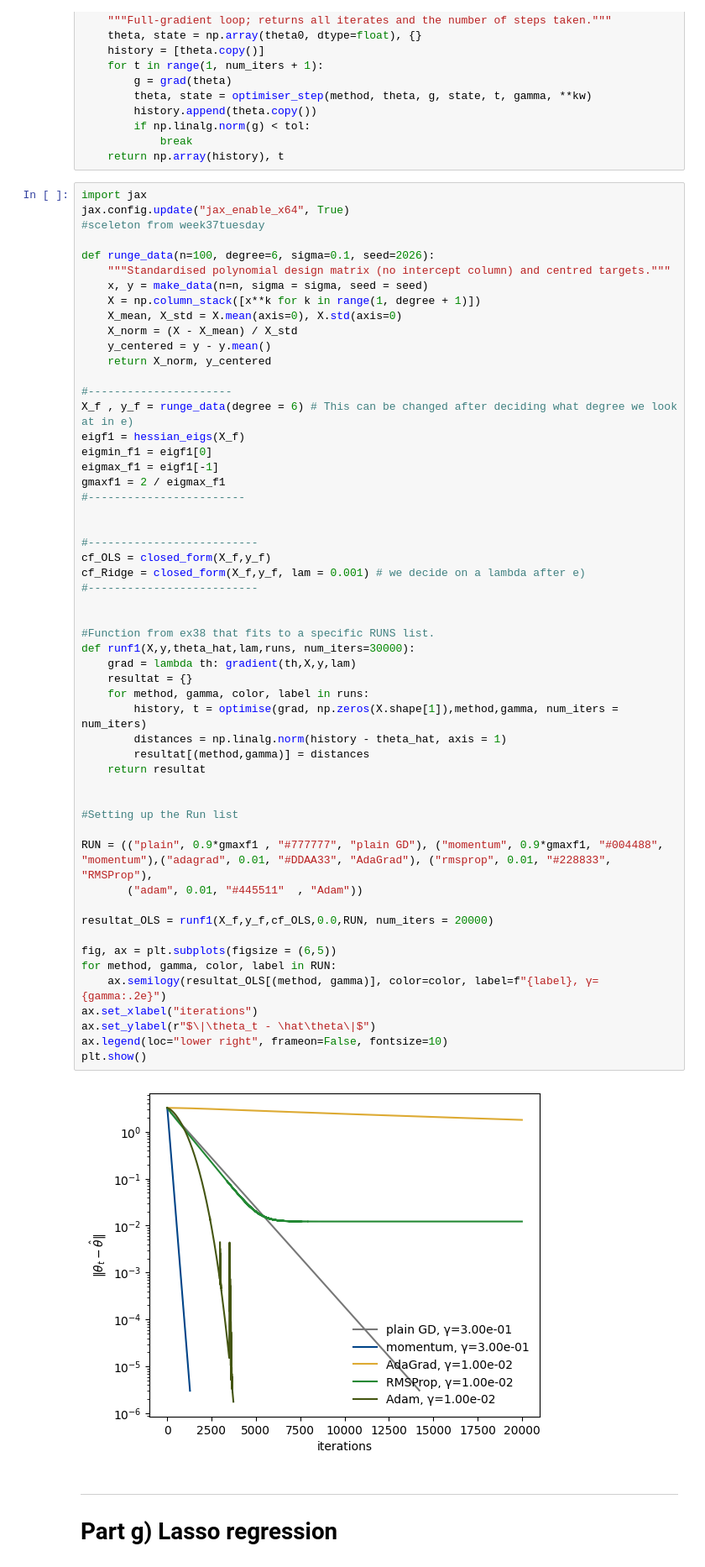
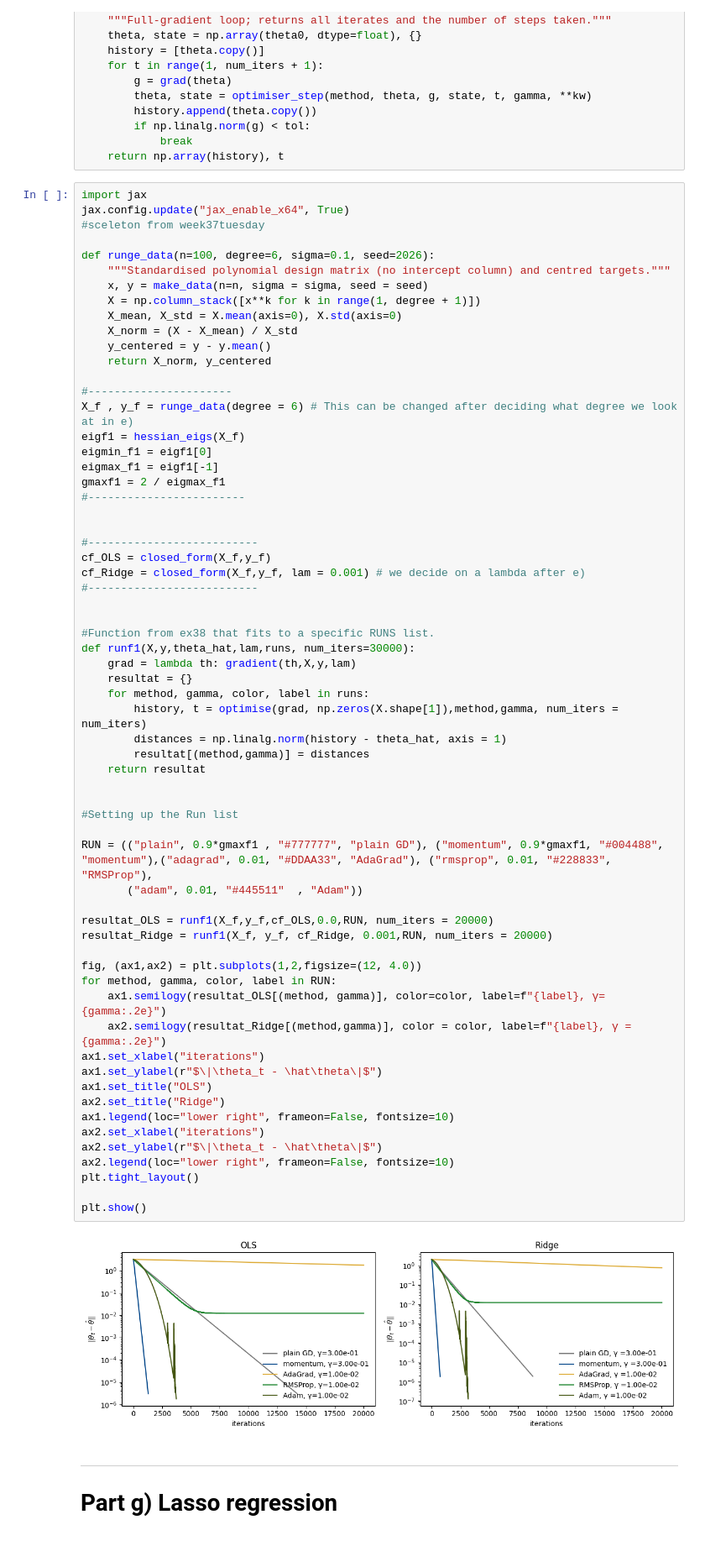
Before and after one commit to GardKL/Project1, a Jupyter notebook: Project1/code/Project1.ipynb, the cells around one changed output. Shown at 84% size. Saved outputs shown, nothing was run; the diff lists cells and outputs as text.

```diff
--- a/Project1/code/Project1.ipynb
+++ b/Project1/code/Project1.ipynb
@@ -1059,39 +1059,48 @@ gmaxf1 = 2 / eigmax_f1
 #------------------------
 
 
 #--------------------------
 cf_OLS = closed_form(X_f,y_f)
 cf_Ridge = closed_form(X_f,y_f, lam = 0.001) # we decide on a lambda after e)
 #--------------------------
 
 
 #Function from ex38 that fits to a specific RUNS list.
 def runf1(X,y,theta_hat,lam,runs, num_iters=30000):
     grad = lambda th: gradient(th,X,y,lam)
     resultat = {}
     for method, gamma, color, label in runs:
         history, t = optimise(grad, np.zeros(X.shape[1]),method,gamma, num_iters = num_iters)
         distances = np.linalg.norm(history - theta_hat, axis = 1)
         resultat[(method,gamma)] = distances
     return resultat
 
 
 #Setting up the Run list
 
 RUN = (("plain", 0.9*gmaxf1 , "#777777", "plain GD"), ("momentum", 0.9*gmaxf1, "#004488", "momentum"),("adagrad", 0.01, "#DDAA33", "AdaGrad"), ("rmsprop", 0.01, "#228833", "RMSProp"),
        ("adam", 0.01, "#445511"  , "Adam"))
 
 resultat_OLS = runf1(X_f,y_f,cf_OLS,0.0,RUN, num_iters = 20000)
+resultat_Ridge = runf1(X_f, y_f, cf_Ridge, 0.001,RUN, num_iters = 20000)
 
-fig, ax = plt.subplots(figsize = (6,5))
+fig, (ax1,ax2) = plt.subplots(1,2,figsize=(12, 4.0))
 for method, gamma, color, label in RUN:
-    ax.semilogy(resultat_OLS[(method, gamma)], color=color, label=f"{label}, γ={gamma:.2e}")
-ax.set_xlabel("iterations")
-ax.set_ylabel(r"$\|\theta_t - \hat\theta\|$")
-ax.legend(loc="lower right", frameon=False, fontsize=10)
+    ax1.semilogy(resultat_OLS[(method, gamma)], color=color, label=f"{label}, γ={gamma:.2e}")
+    ax2.semilogy(resultat_Ridge[(method,gamma)], color = color, label=f"{label}, γ ={gamma:.2e}")
+ax1.set_xlabel("iterations")
+ax1.set_ylabel(r"$\|\theta_t - \hat\theta\|$")
+ax1.set_title("OLS")
+ax2.set_title("Ridge")
+ax1.legend(loc="lower right", frameon=False, fontsize=10)
+ax2.set_xlabel("iterations")
+ax2.set_ylabel(r"$\|\theta_t - \hat\theta\|$")
+ax2.legend(loc="lower right", frameon=False, fontsize=10)
+plt.tight_layout()
+
 plt.show()
 # %% [output]
-[figure, old version]
+[figure, new version]
 # %% [markdown]
 ---
 # Part g) Lasso regression
```
